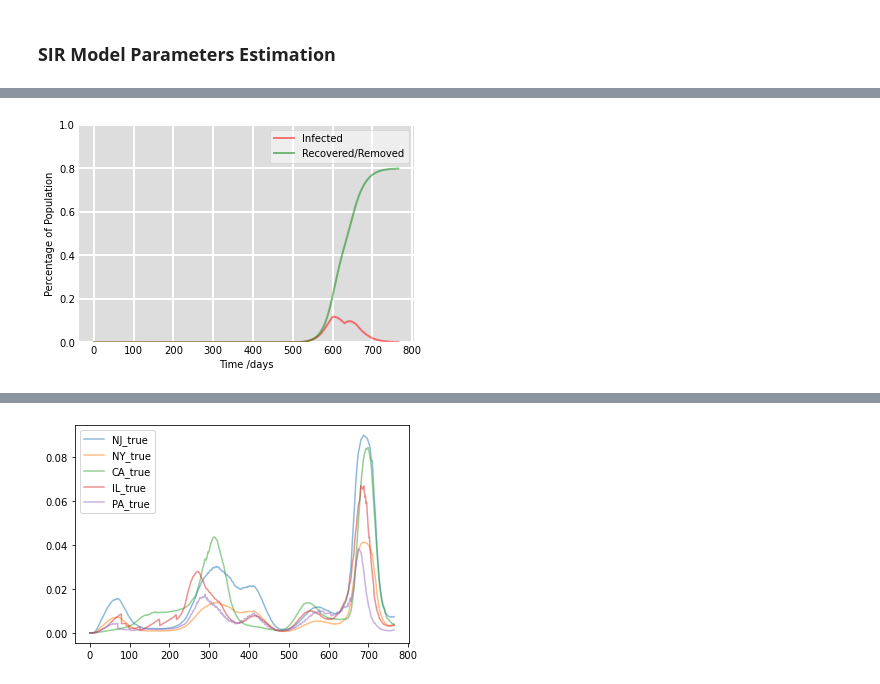
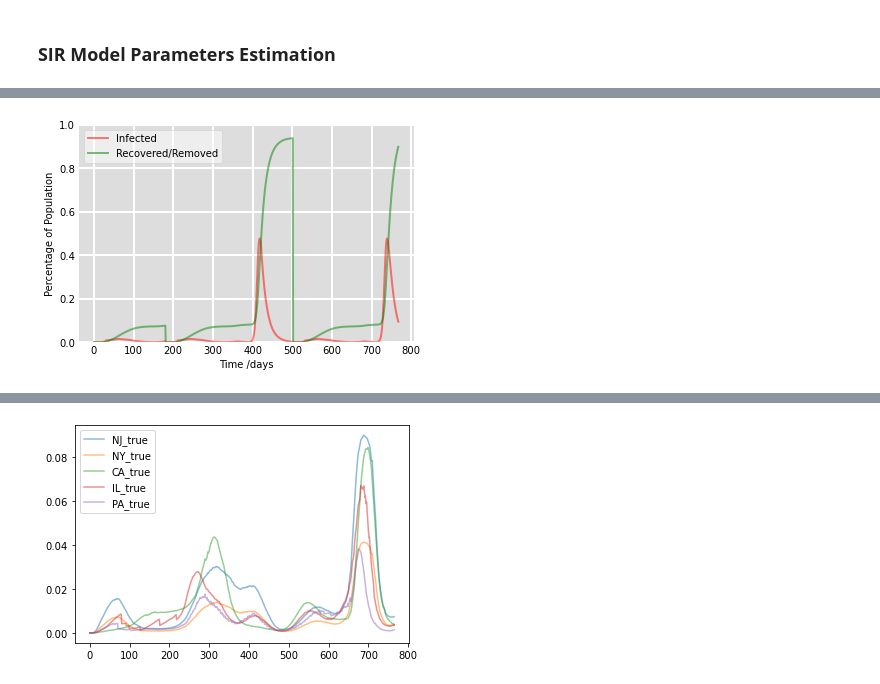
Before and after one commit to cywujeremy/dabp-pandemic-simulation, a Jupyter notebook: nbs/SIR_param_estimation.ipynb, the cells around one changed output, grey strips where cells are left out. Drawn from its saved outputs; the diff is of its cells as text; code cells hidden in the pictures.

```diff
--- a/nbs/SIR_param_estimation.ipynb
+++ b/nbs/SIR_param_estimation.ipynb
@@ -169,4 +81,6 @@ IL_data = np.array(string_IL.split(",")).astype("float")/N_IL
 with open("PA.txt") as f:
     string_PA = f.readline()
 PA_data = np.array(string_PA.split(",")).astype("float")/N_PA
+# %%
+time_period = [180, 320, 265]
 # %%
@@ -186,0 +128,13 @@ Warning: Desired error not necessarily achieved due to precision loss.
+# %%
+# NJ Period 2
+optimzer_mae_nj2 = optimize.minimize(loss_func,
+                                     np.random.normal(2, 1, size=(time_period[2]//30,)),
+                                     args=(NJ_data[time_period[1]:time_period[1] + time_period[2]], time_period[2], mean_absolute_error, "NJ"),
+                                     method='Nelder-Mead',
+                                     options={'maxiter':2000, 'disp':True})
+
+optimzer_mse_nj2 = optimize.minimize(loss_func,
+                                     np.random.normal(2, 1, size=(time_period[2]//30,)),
+                                     args=(NJ_data[time_period[1]:time_period[1] + time_period[2]], time_period[2], mean_squared_error, "NJ"),
+                                     method='Nelder-Mead',
+                                     options={'maxiter':2000, 'disp':True})
@@ -187,6 +150,6 @@ Warning: Desired error not necessarily achieved due to precision loss.
 # %%
 # NJ
-r0_pred = np.abs(optimzer_mse.x)
+r0_pred = np.concatenate((np.abs(optimzer_mse_nj0.x), np.abs(optimzer_mse_nj1.x), np.abs(optimzer_mse_nj2.x)))
 # %%
 r0_pred
 # %% [output]
@@ -199,3 +161,6 @@ array([1.14277089, 1.18934177, 0.01077381, 0.74549687, 1.19465931,
+# %%
+r0_pred[13] = 1.6
+r0_pred[22] = 2.3
 # %%
 gamma = 1./14
 state = "NJ"
@@ -204,52 +169,68 @@ N_dict = {
     "NJ": 9288994,
     "NY": 20201249,
     "CA": 39538223,
     "IL": 12812508,
     "PA": 13002700
 }
 
 N = N_dict[state]
+time_period = [180, 320, 265]
+
 I0, R0 = 20, 0
-S0 = N - I0 - R0
-y0 = S0, I0, R0
-est_R_0 = np.abs(est_R_0)
+S, I, R = np.array([]), np.array([]), np.array([])
+for i in range(3):
 
-def random_beta(t):
-    idx = int(t//30)
-    idx = 25 if idx > 25 else idx
-    idx = 0 if idx < 0  else idx
+    S0 = N - I0 - R0
+    y0 = S0, I0, R0
 
-    return est_R_0[idx] * gamma
+    def random_beta(t):
+        idx = int(t // 30)
+        idx = time_period[i] // 30 - 1 if idx >= time_period[i] // 30 else idx
+        idx = 0 if idx < 0  else idx
+        # return r0_pred[idx] * gamma
+        return r0_pred[idx] * gamma
+        # max_idx = len(r0_preds[i]) - 1
+        # if idx > max_idx:
+        #     return r0_preds[i][max_idx]
+        # elif idx < 0:
+        #     return r0_preds[i][0]
+        # else:
+        #     return r0_preds[i][idx]
 
-def deriv_dynamic(y, t, N, beta, gamma):
-    S, I, R = y
-    dSdt = - beta(t) * S * I / N
-    dIdt = beta(t) * S * I / N - gamma * I
-    dRdt = gamma * I
-    return dSdt, dIdt, dRdt
 
-ret = odeint(deriv_dynamic, y0, t_set, args=(N, random_beta, gamma))
-S, I, R = ret.T
+    def deriv_dynamic(y, t, N, beta, gamma):
+        S, I, R = y
+        dSdt = - beta(t) * S * I / N
+        dIdt = beta(t) * S * I / N - gamma * I
+        dRdt = gamma * I
+        return dSdt, dIdt, dRdt
+
+    ret = odeint(deriv_dynamic, y0, np.linspace(0, time_period[i], time_period[i] + 1), args=(N, random_beta, gamma))
+    S_period, I_period, R_period = ret.T
+    S = np.concatenate((S, S_period))
+    I = np.concatenate((I, I_period))
+    R = np.concatenate((R, R_period))
+    # I0, R0 = I[-1], R[-1]
 
 
 fig = plt.figure(facecolor='w')
 ax = fig.add_subplot(111, facecolor='#dddddd', axisbelow=True)
 # ax.plot(t_set, S/N_NJ, 'b', alpha=0.5, lw=2, label='Susceptible')
-ax.plot(t_set, I/N_NJ, 'r', alpha=0.5, lw=2, label='Infected')
-ax.plot(t_set, R/N_NJ, 'g', alpha=0.5, lw=2, label='Recovered/Removed')
+ax.plot(range(len(I)), I/N_NJ, 'r', alpha=0.5, lw=2, label='Infected')
+ax.plot(range(len(I)), R/N_NJ, 'g', alpha=0.5, lw=2, label='Recovered/Removed')
 ax.set_xlabel('Time /days')
 ax.set_ylabel('Percentage of Population')
 ax.set_ylim(0,1)
 ax.yaxis.set_tick_params(length=0)
 ax.xaxis.set_tick_params(length=0)
 ax.grid(b=True, which='major', c='w', lw=2, ls='-')
 legend = ax.legend()
 legend.get_frame().set_alpha(0.5)
 for spine in ('top', 'right', 'bottom', 'left'):
     ax.spines[spine].set_visible(False)
 plt.show()
 # %% [output]
-[figure, old version]
+[figure, new version]
 # %%
 fig, ax = plt.subplots()
 
```
Also changed, not shown: parts of 9 cells of this notebook.
